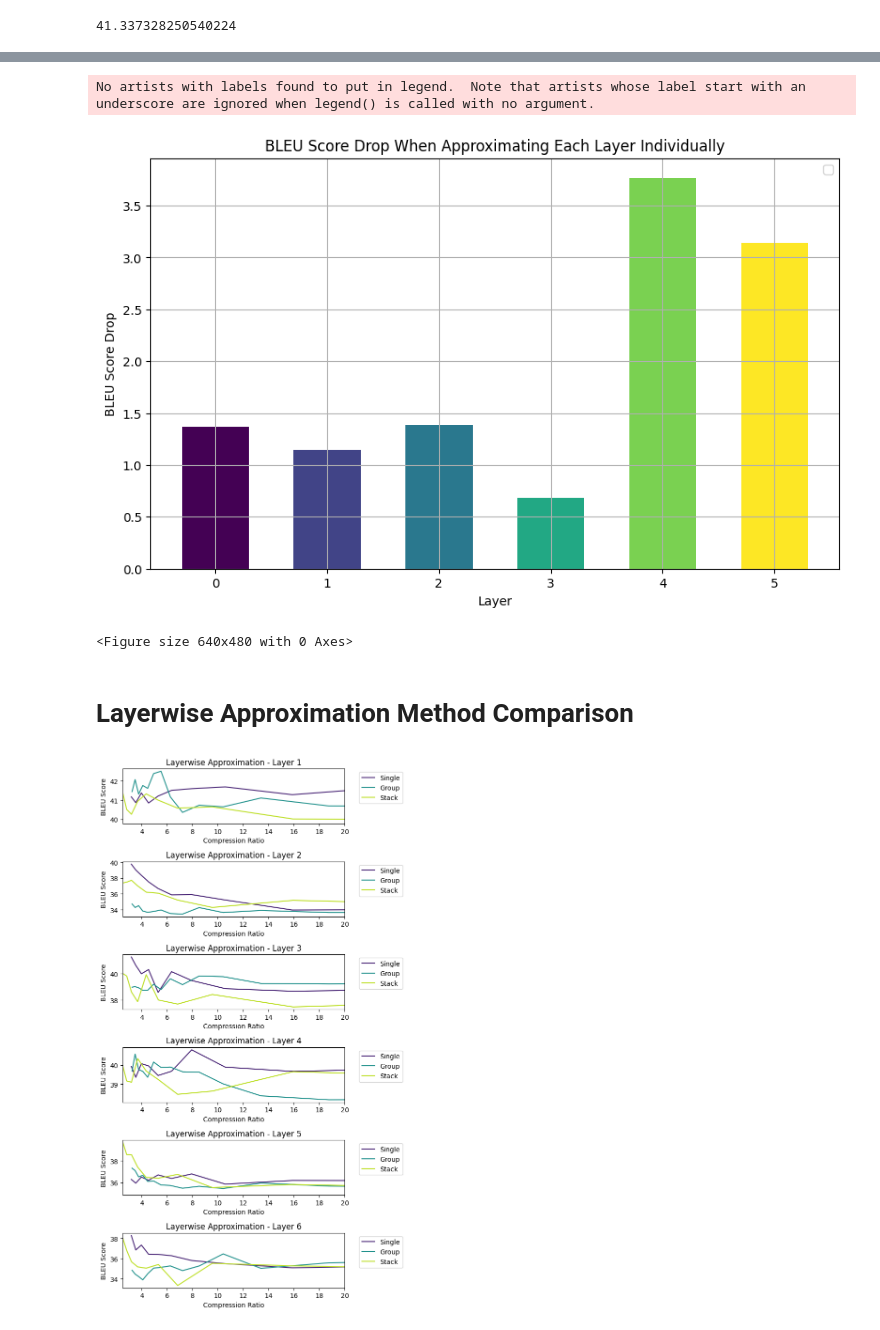
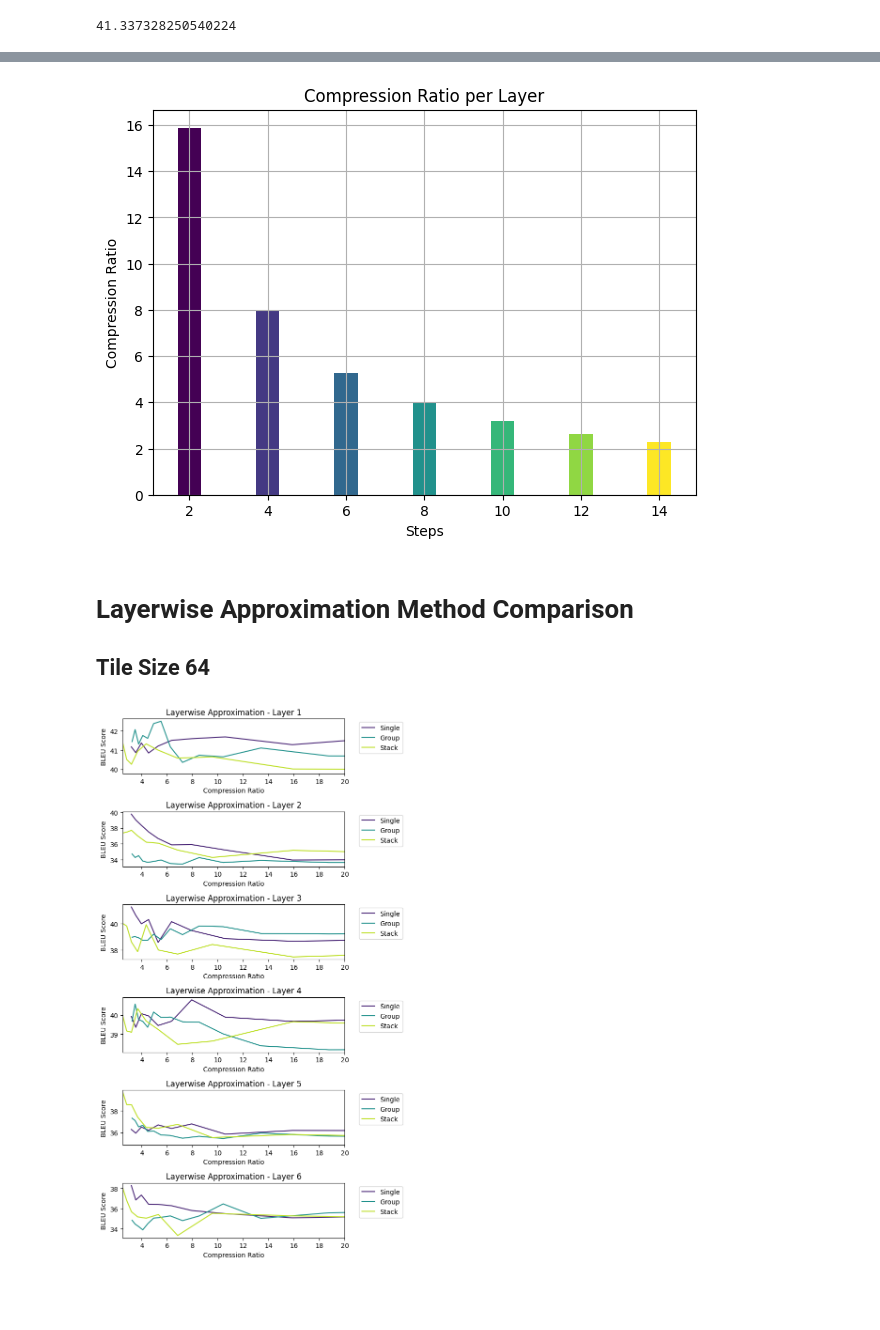
Before and after one commit to justinhuang666666/Approximate-Matrix-Vector-Multiplication, a Jupyter notebook: simulation_result/simulation_layered.ipynb, the cells around one changed output, grey strips where cells are left out. Cells and saved outputs as stored; diff of their text form; code cells hidden in the pictures; blank space fills up the shorter version.

```diff
--- a/simulation_result/simulation_layered.ipynb
+++ b/simulation_result/simulation_layered.ipynb
@@ -4,11 +4,12 @@ import matplotlib.pyplot as plt
 import matplotlib.cm as cm
 import numpy as np
 # %%
-data1 = pd.read_csv('single_layered.csv')
+data1 = pd.read_csv('single_layered_copy.csv')
 baseline_data = pd.read_csv('baseline.csv')
 
 # Separate data by tile size
 layers = data1['Layer'].unique()
+ranks = data1['Steps'].unique()[1:]
 
 baseline_bleu = baseline_data['BLEU Score'][0]
 
@@ -26,34 +64,28 @@ baseline_bleu
 # %%
-# Assuming data1 is a DataFrame with 'Layer' and 'BLEU Score' columns
-layers = data1['Layer']
-bleu_scores = data1['BLEU Score']
+ranks = data1[data1['Layer'] == 0]['Steps']
+compression_ratios = data1[data1['Layer'] == 0]['Compression Ratio']
 
 # Create the colormap from viridis
-viridis = cm.get_cmap('viridis', len(layers))
+viridis = cm.get_cmap('viridis', len(ranks))
 
-# Normalize layer data for coloring
-norm = plt.Normalize(min(layers), max(layers))
-colors = viridis(norm(layers))
+# Normalize rank data for coloring
+norm = plt.Normalize(min(ranks), max(ranks))
+colors = viridis(norm(ranks))
 
-# Plotting
-plt.figure(figsize=(10, 6))
-plt.bar(layers, baseline_bleu-bleu_scores, color=colors, width=0.6)
+# Create the plot
+plt.figure(figsize=(7, 5))
+plt.bar(ranks, compression_ratios, color=colors, width=0.6)
 
 # Adding labels and title
-plt.xlabel('Layer')
-plt.ylabel('BLEU Score Drop')
-plt.title('BLEU Score Drop When Approximating Each Layer Individually')
+plt.xlabel('Steps')
+plt.ylabel('Compression Ratio')
+plt.title('Compression Ratio per Layer')
 plt.grid(True)
-plt.legend()
-
-plt.show()
-plt.tight_layout()
 # %% [output]
-No artists with labels found to put in legend.  Note that artists whose label start with an underscore are ignored when legend() is called with no argument.
-[figure, old version]
+[figure, new version]
-<Figure size 640x480 with 0 Axes>
 # %% [markdown]
 # Layerwise Approximation Method Comparison
+## Tile Size 64
 # %%
 import matplotlib.pyplot as plt
 import pandas as pd
```
Also changed, not shown: parts of 3 cells of this notebook, 2 other files.
